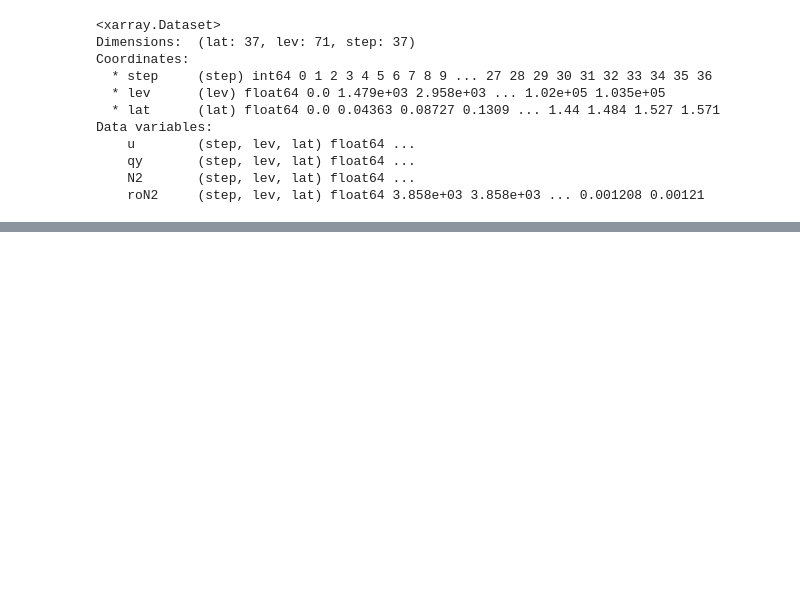
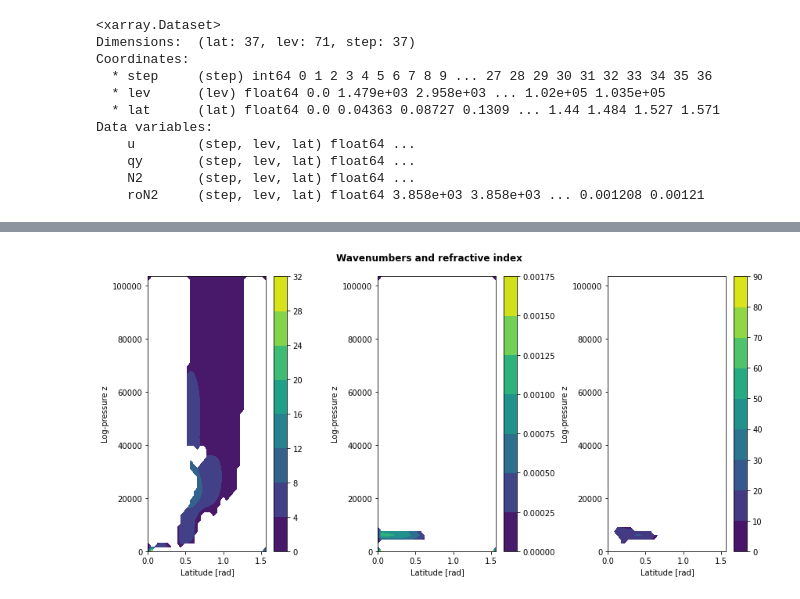
Before and after one commit to wwicker/wavegeometry_model, a Jupyter notebook: run/run.ipynb, the cells around one changed output, grey strips where cells are left out. Drawn from its saved outputs; the diff is of its cells as text; code cells hidden in the pictures; blank space fills up the shorter version.

```diff
--- a/run/run.ipynb
+++ b/run/run.ipynb
@@ -63,0 +108,34 @@ matrix._a6(damp,rayd).shape
+# %%
+# Plot meridional and vertical wavenumber and refractive index
+l = np.sqrt(diagnostic.l2(phi)).mean(axis=0)
+m = np.sqrt(diagnostic.m2(phi,basicstate['N2'].values)).mean(axis=0)
+nref = np.sqrt(diagnostic.n2ref_alt(basicstate['N2'].values,basicstate['qy'].values,
+                                    basicstate['u'].values)).mean(axis=0)
+
+fig, axes = plt.subplots(1,3,figsize=(12,6))
+
+# filled contours for meridional wavenumber
+levels = None
+C = axes[0].contourf(basicstate.lat,basicstate.lev,l,levels=levels)
+axes[0].set_ylabel('Log-pressure z')
+axes[0].set_xlabel('Latitude [rad]')
+plt.colorbar(C,ax=axes[0])
+
+# filled contours for vertical wavenumber
+levels = None
+C = axes[1].contourf(basicstate.lat,basicstate.lev,m,levels=levels)
+axes[1].set_ylabel('Log-pressure z')
+axes[1].set_xlabel('Latitude [rad]')
+plt.colorbar(C,ax=axes[1])
+
+# filled contours for refractive index
+levels = None
+C = axes[2].contourf(basicstate.lat,basicstate.lev,nref,levels=levels)
+axes[2].set_ylabel('Log-pressure z')
+axes[2].set_xlabel('Latitude [rad]')
+plt.colorbar(C,ax=axes[2])
+
+fig.suptitle('Wavenumbers and refractive index ',weight='bold')
+fig.tight_layout()
+# %% [output]
+[figure, added]
```
Also changed, not shown: parts of 17 cells of this notebook, 1 other file.
